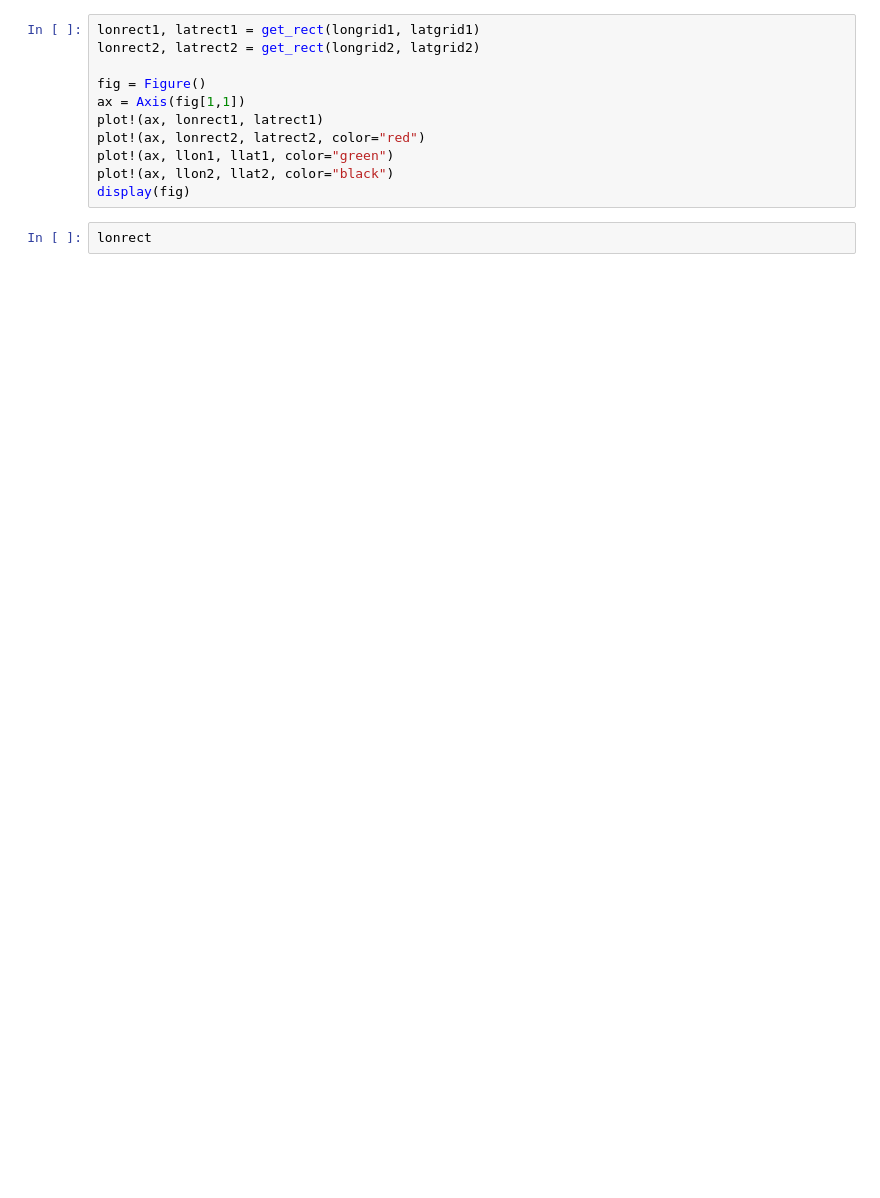
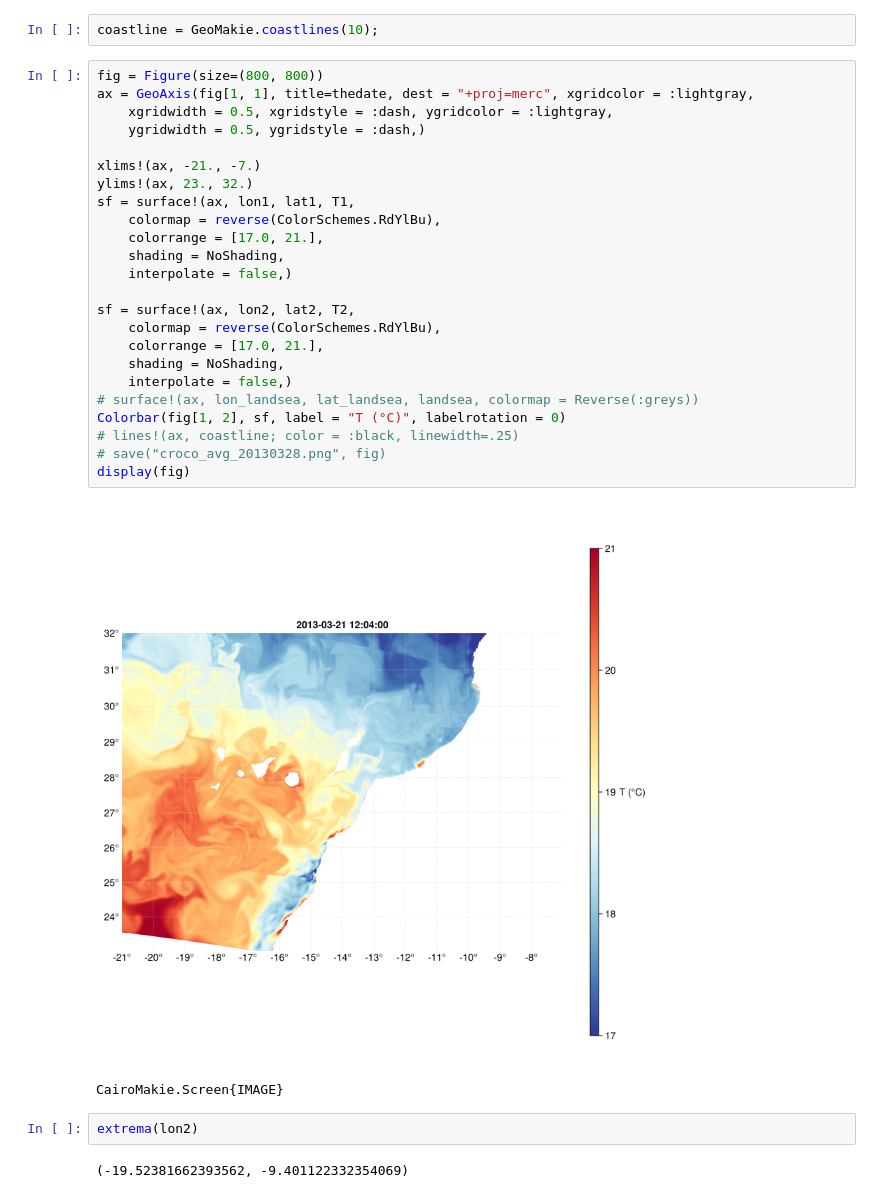
Before and after one commit to ctroupin/Canary-CROCO, a Jupyter notebook: src/plot_results.ipynb, the cells around one changed output. Cells and saved outputs as stored; diff of their text form; blank space fills up the shorter version.

```diff
--- a/src/plot_results.ipynb
+++ b/src/plot_results.ipynb
@@ -43,13 +62,33 @@ end
+# %%
+coastline = GeoMakie.coastlines(10);
 # %%
-lonrect1, latrect1 = get_rect(longrid1, latgrid1)
-lonrect2, latrect2 = get_rect(longrid2, latgrid2)
+fig = Figure(size=(800, 800))
+ax = GeoAxis(fig[1, 1], title=thedate, dest = "+proj=merc", xgridcolor = :lightgray,
+    xgridwidth = 0.5, xgridstyle = :dash, ygridcolor = :lightgray,
+    ygridwidth = 0.5, ygridstyle = :dash,)
 
-fig = Figure()
-ax = Axis(fig[1,1])
-plot!(ax, lonrect1, latrect1)
-plot!(ax, lonrect2, latrect2, color="red")
-plot!(ax, llon1, llat1, color="green")
-plot!(ax, llon2, llat2, color="black")
+xlims!(ax, -21., -7.)
+ylims!(ax, 23., 32.)
+sf = surface!(ax, lon1, lat1, T1,
+    colormap = reverse(ColorSchemes.RdYlBu),
+    colorrange = [17.0, 21.],
+    shading = NoShading,
+    interpolate = false,)
+
+sf = surface!(ax, lon2, lat2, T2,
+    colormap = reverse(ColorSchemes.RdYlBu),
+    colorrange = [17.0, 21.],
+    shading = NoShading,
+    interpolate = false,)
+# surface!(ax, lon_landsea, lat_landsea, landsea, colormap = Reverse(:greys))
+Colorbar(fig[1, 2], sf, label = "T (°C)", labelrotation = 0)
+# lines!(ax, coastline; color = :black, linewidth=.25)
+# save("croco_avg_20130328.png", fig)
 display(fig)
+# %% [output]
+[figure, added]
+CairoMakie.Screen{IMAGE}
-# %%
-lonrect
+# %%
+extrema(lon2)
+# %% [output]
+(-19.52381662393562, -9.401122332354069)
```
Also changed, not shown: parts of 8 cells of this notebook, 3 other files.
